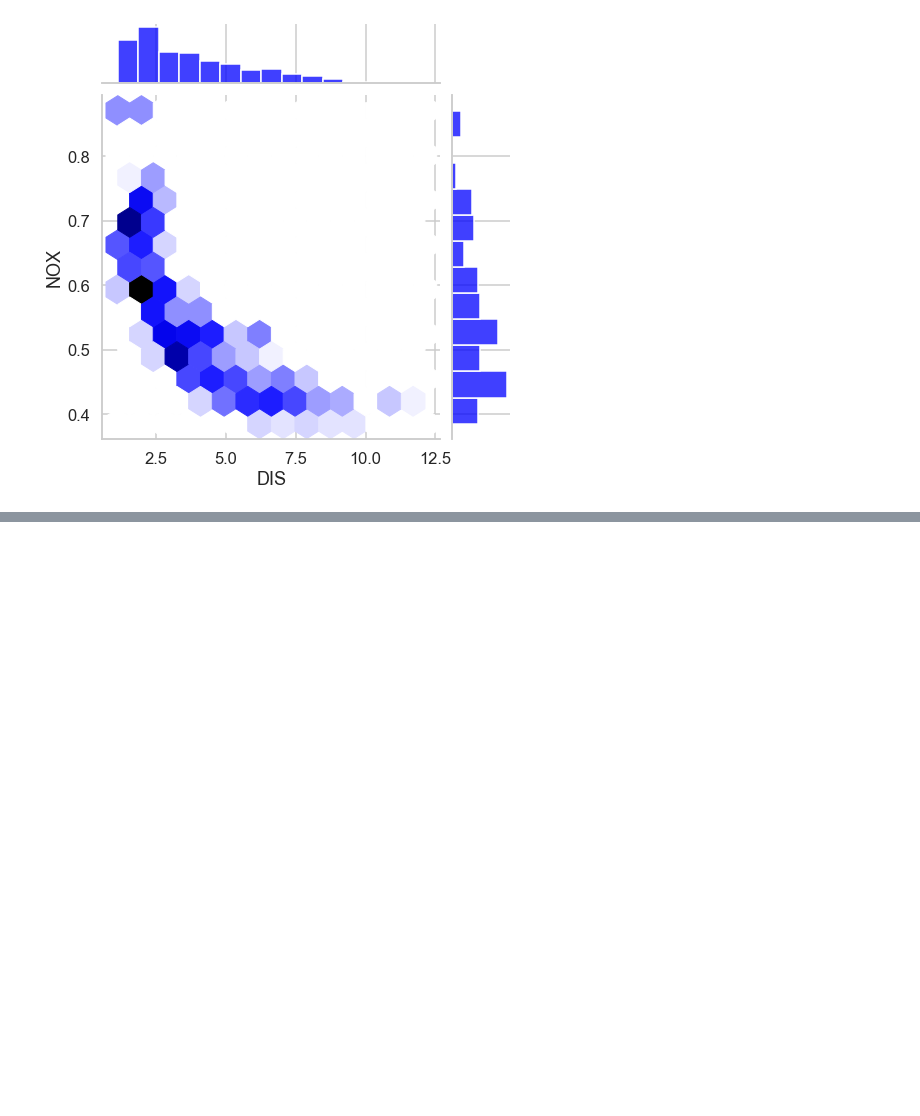
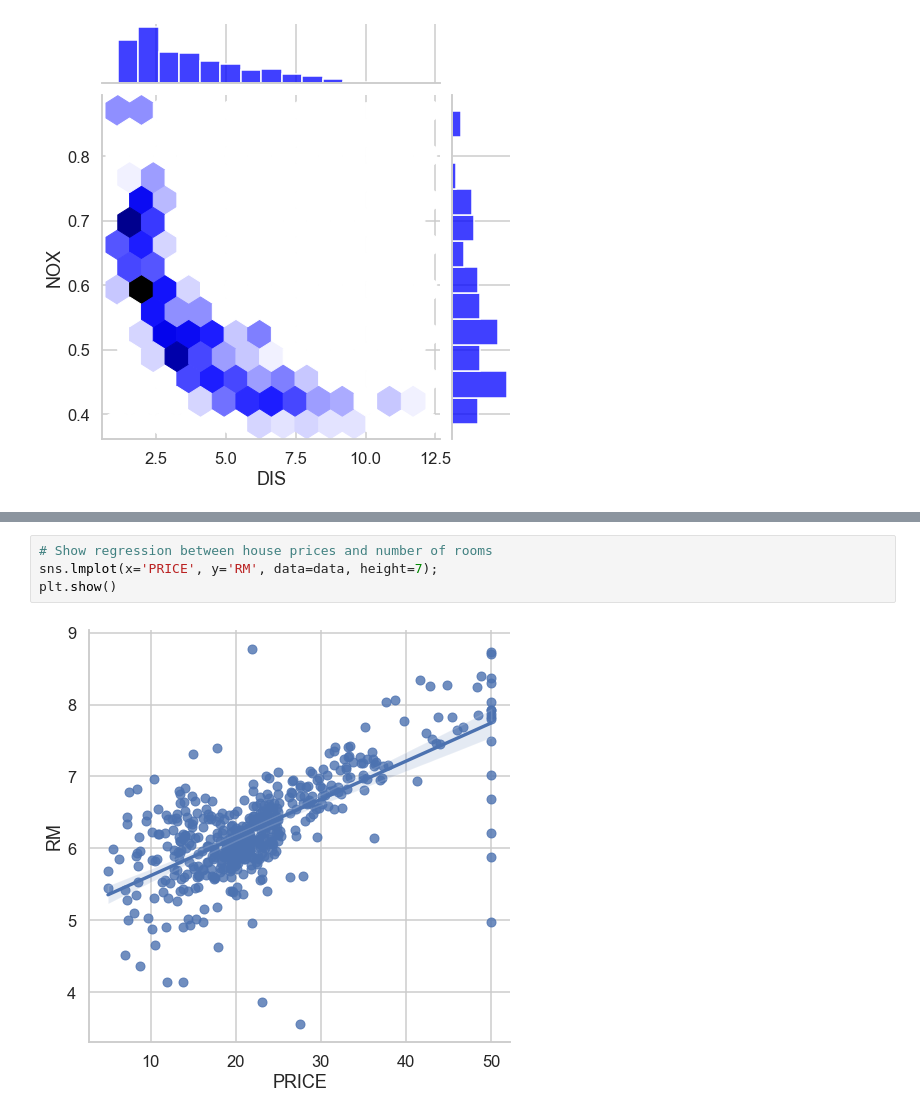
Before and after one commit to marb61a/Data-Science-Projects, a Jupyter notebook: Multivariate_Regression/multivariate_regression.ipynb, the cells around one changed output, grey strips where cells are left out. Drawn from its saved outputs; the diff is of its cells as text; blank space fills up the shorter version.

```diff
--- a/Multivariate_Regression/multivariate_regression.ipynb
+++ b/Multivariate_Regression/multivariate_regression.ipynb
@@ -498,0 +532,6 @@ plt.show()
+# %%
+# Show regression between house prices and number of rooms
+sns.lmplot(x='PRICE', y='RM', data=data, height=7);
+plt.show()
+# %% [output]
+[figure, added]
```
Also changed, not shown: parts of 4 cells of this notebook.
